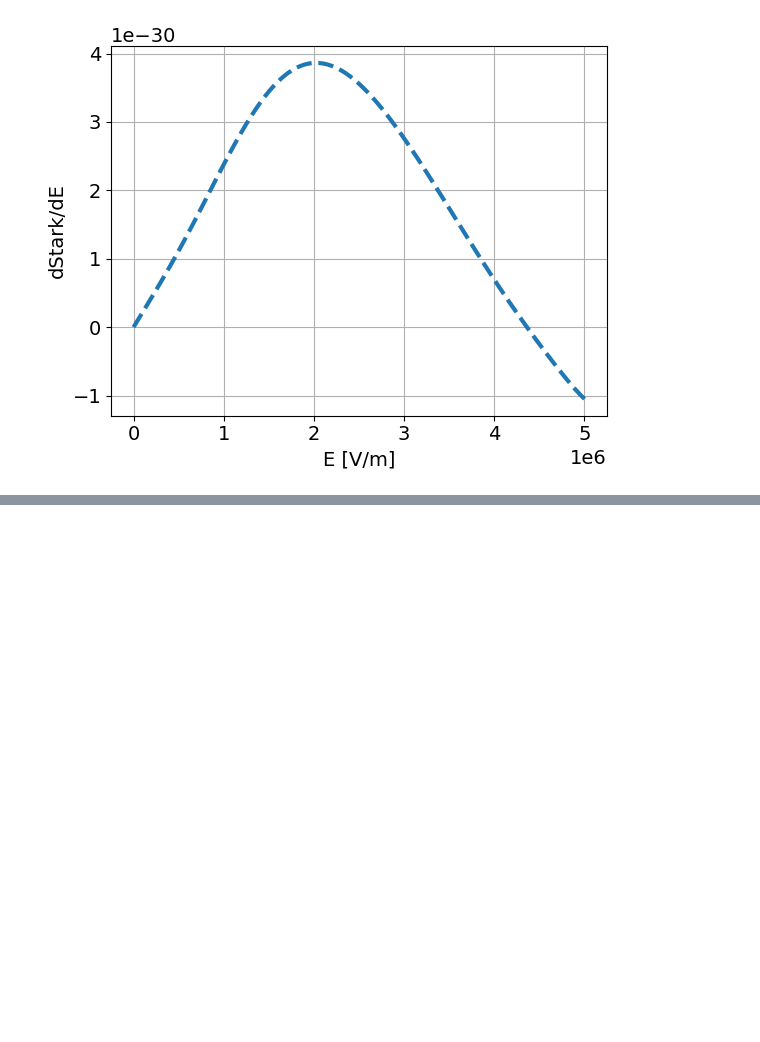
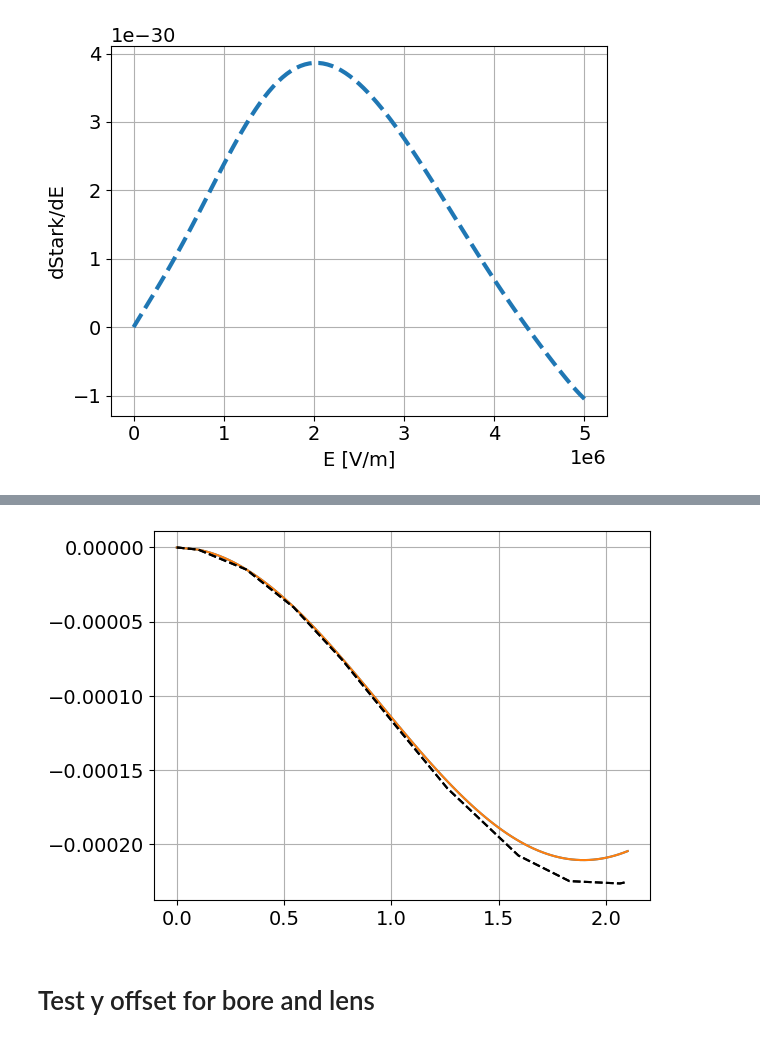
Before and after one commit to zhouperry/CeNTREX-trajectories, a Jupyter notebook: examples/Linear restoring force.ipynb, the cells around one changed output, grey strips where cells are left out. Cells and saved outputs as stored; diff of their text form; code cells hidden in the pictures; blank space fills up the shorter version.

```diff
--- a/examples/Linear restoring force.ipynb
+++ b/examples/Linear restoring force.ipynb
@@ -255,0 +245,8 @@ ax.grid()
+# %%
+section_data, trajectories = propagate_trajectories(
+    sections, start, vels, particle, z_save = np.linspace(0.1, 0.1 + lens_length, 101)
+)
+
+section_data_ode, trajectories_ode = propagate_trajectories(
+    sections_ode, start, vels, particle
+)
@@ -255,0 +256,15 @@ ax.grid()
+# %%
+fig, ax = plt.subplots()
+
+for traj in trajectories.values():
+    ax.plot(traj.z, traj.y)
+
+for traj in trajectories_ode.values():
+    ax.plot(traj.z, traj.y, ls = '--', color = 'k')
+
+
+ax.grid()
+# %% [output]
+[figure, added]
+# %% [markdown]
+# Test y offset for bore and lens
```
Also changed, not shown: parts of 29 cells of this notebook, 1 other file.
